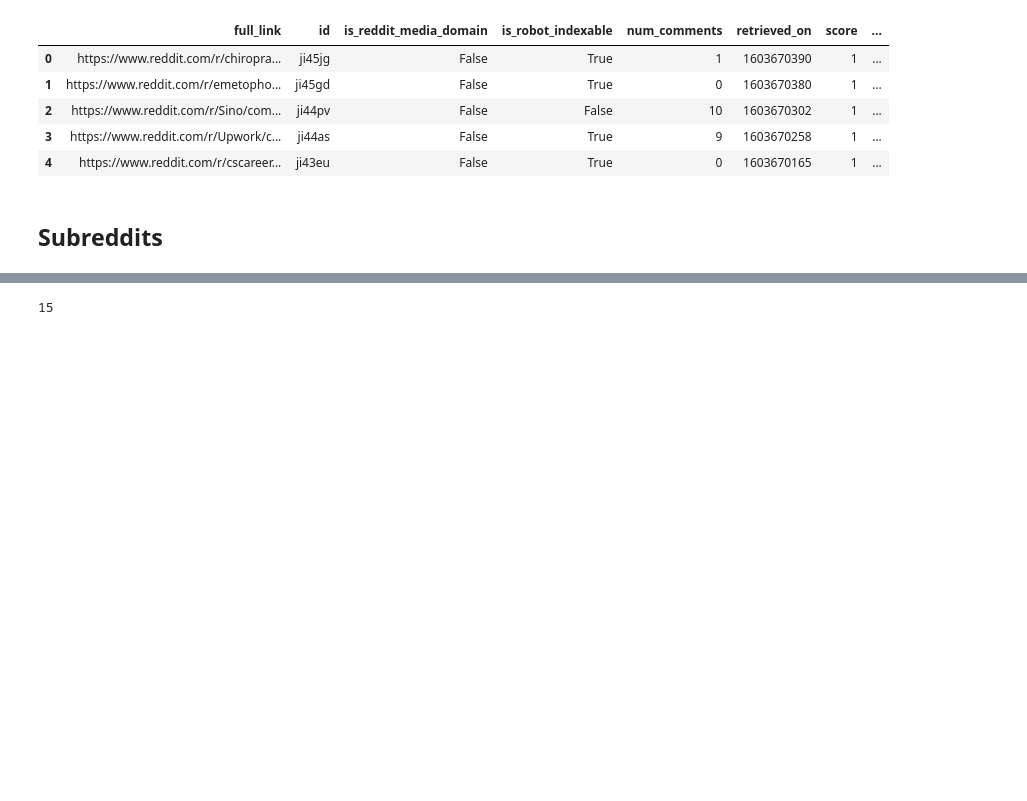
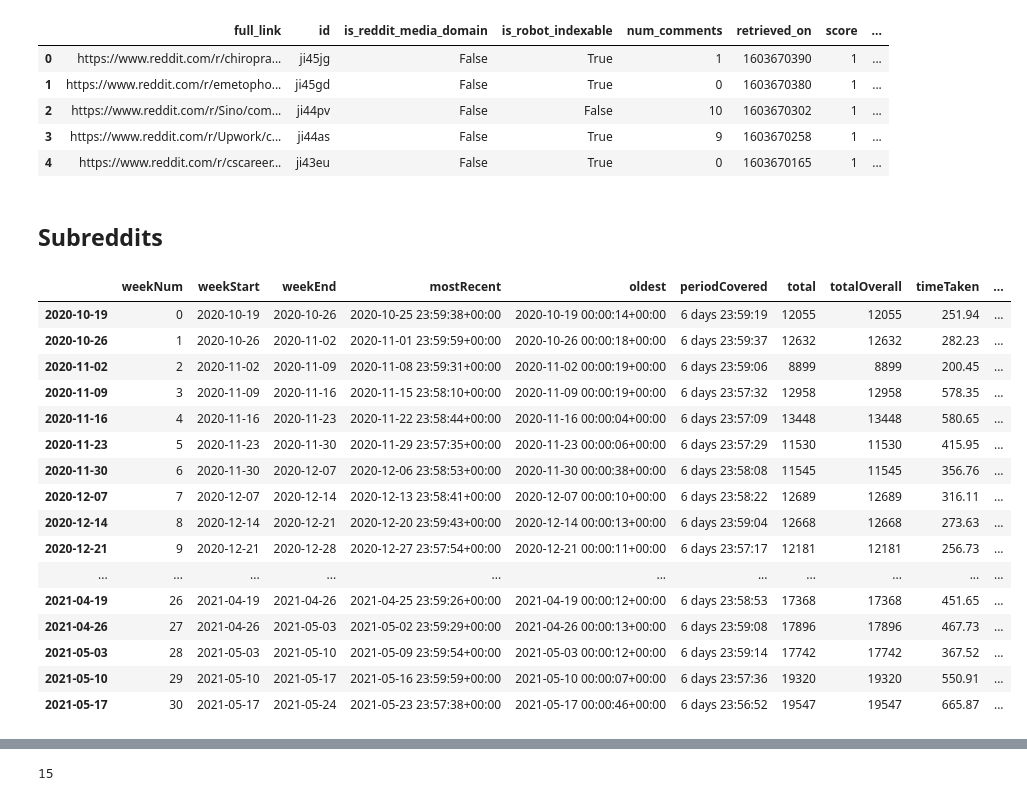
Before and after one commit to factitious/survey_v_social_media, a Jupyter notebook: Methods/Scripts/Reddit/Main.ipynb, the cells around one changed output, grey strips where cells are left out. Saved outputs shown, nothing was run; the diff lists cells and outputs as text; code cells hidden in the pictures; blank space fills up the shorter version.

Commit message:
Aggregated and exported SubredditSubmissions data

```diff
--- a/Methods/Scripts/Reddit/Main.ipynb
+++ b/Methods/Scripts/Reddit/Main.ipynb
@@ -179,9 +181,29 @@ all_subreddits = RedditData.get_subreddits(allsr)
 
 #     emp_subreddit_submissions.export_one_week()
 # %%
-# emp_sr_df, emp_sr_logs = RedditData.load_all(
-#     topic = 'Employment',
-#     post_type = 'SubredditSubmissions',
-#     start_week = 0,
-#     end_week = 30,
-#     df_only = False)
+emp_sr_df, emp_sr_logs = RedditData.load_all(
+    topic = 'Employment',
+    post_type = 'SubredditSubmissions',
+    start_week = 0,
+    end_week = 30,
+    df_only = False)
+# %%
+emp_sr_logs
+# %% [output]
+|  | weekNum | weekStart | weekEnd | mostRecent | oldest | periodCovered | total | totalOverall | timeTaken | ... |
+| 2020-10-19 | 0 | 2020-10-19 | 2020-10-26 | 2020-10-25 23:59:38+00:00 | 2020-10-19 00:00:14+00:00 | 6 days 23:59:19 | 12055 | 12055 | 251.94 | ... |
+| 2020-10-26 | 1 | 2020-10-26 | 2020-11-02 | 2020-11-01 23:59:59+00:00 | 2020-10-26 00:00:18+00:00 | 6 days 23:59:37 | 12632 | 12632 | 282.23 | ... |
+| 2020-11-02 | 2 | 2020-11-02 | 2020-11-09 | 2020-11-08 23:59:31+00:00 | 2020-11-02 00:00:19+00:00 | 6 days 23:59:06 | 8899 | 8899 | 200.45 | ... |
+| 2020-11-09 | 3 | 2020-11-09 | 2020-11-16 | 2020-11-15 23:58:10+00:00 | 2020-11-09 00:00:19+00:00 | 6 days 23:57:32 | 12958 | 12958 | 578.35 | ... |
+| 2020-11-16 | 4 | 2020-11-16 | 2020-11-23 | 2020-11-22 23:58:44+00:00 | 2020-11-16 00:00:04+00:00 | 6 days 23:57:09 | 13448 | 13448 | 580.65 | ... |
+| 2020-11-23 | 5 | 2020-11-23 | 2020-11-30 | 2020-11-29 23:57:35+00:00 | 2020-11-23 00:00:06+00:00 | 6 days 23:57:29 | 11530 | 11530 | 415.95 | ... |
+| 2020-11-30 | 6 | 2020-11-30 | 2020-12-07 | 2020-12-06 23:58:53+00:00 | 2020-11-30 00:00:38+00:00 | 6 days 23:58:08 | 11545 | 11545 | 356.76 | ... |
+| 2020-12-07 | 7 | 2020-12-07 | 2020-12-14 | 2020-12-13 23:58:41+00:00 | 2020-12-07 00:00:10+00:00 | 6 days 23:58:22 | 12689 | 12689 | 316.11 | ... |
+| 2020-12-14 | 8 | 2020-12-14 | 2020-12-21 | 2020-12-20 23:59:43+00:00 | 2020-12-14 00:00:13+00:00 | 6 days 23:59:04 | 12668 | 12668 | 273.63 | ... |
+| 2020-12-21 | 9 | 2020-12-21 | 2020-12-28 | 2020-12-27 23:57:54+00:00 | 2020-12-21 00:00:11+00:00 | 6 days 23:57:17 | 12181 | 12181 | 256.73 | ... |
+| ... | ... | ... | ... | ... | ... | ... | ... | ... | ... | ... |
+| 2021-04-19 | 26 | 2021-04-19 | 2021-04-26 | 2021-04-25 23:59:26+00:00 | 2021-04-19 00:00:12+00:00 | 6 days 23:58:53 | 17368 | 17368 | 451.65 | ... |
+| 2021-04-26 | 27 | 2021-04-26 | 2021-05-03 | 2021-05-02 23:59:29+00:00 | 2021-04-26 00:00:13+00:00 | 6 days 23:59:08 | 17896 | 17896 | 467.73 | ... |
+| 2021-05-03 | 28 | 2021-05-03 | 2021-05-10 | 2021-05-09 23:59:54+00:00 | 2021-05-03 00:00:12+00:00 | 6 days 23:59:14 | 17742 | 17742 | 367.52 | ... |
+| 2021-05-10 | 29 | 2021-05-10 | 2021-05-17 | 2021-05-16 23:59:59+00:00 | 2021-05-10 00:00:07+00:00 | 6 days 23:57:36 | 19320 | 19320 | 550.91 | ... |
+| 2021-05-17 | 30 | 2021-05-17 | 2021-05-24 | 2021-05-23 23:57:38+00:00 | 2021-05-17 00:00:46+00:00 | 6 days 23:56:52 | 19547 | 19547 | 665.87 | ... |
```
Also changed, not shown: parts of 12 cells of this notebook.
